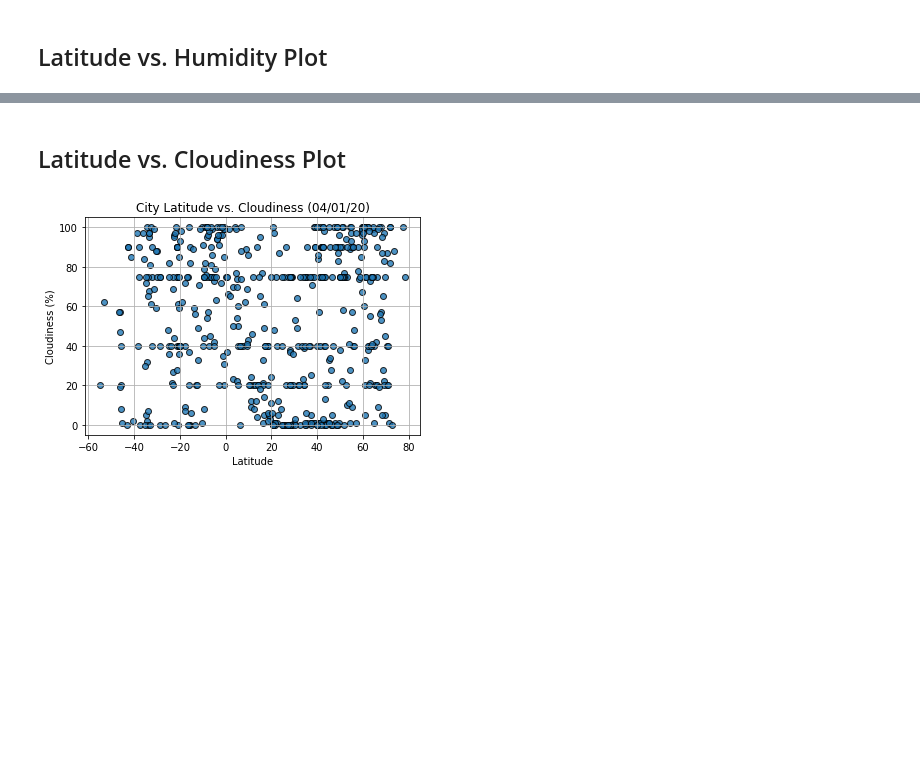
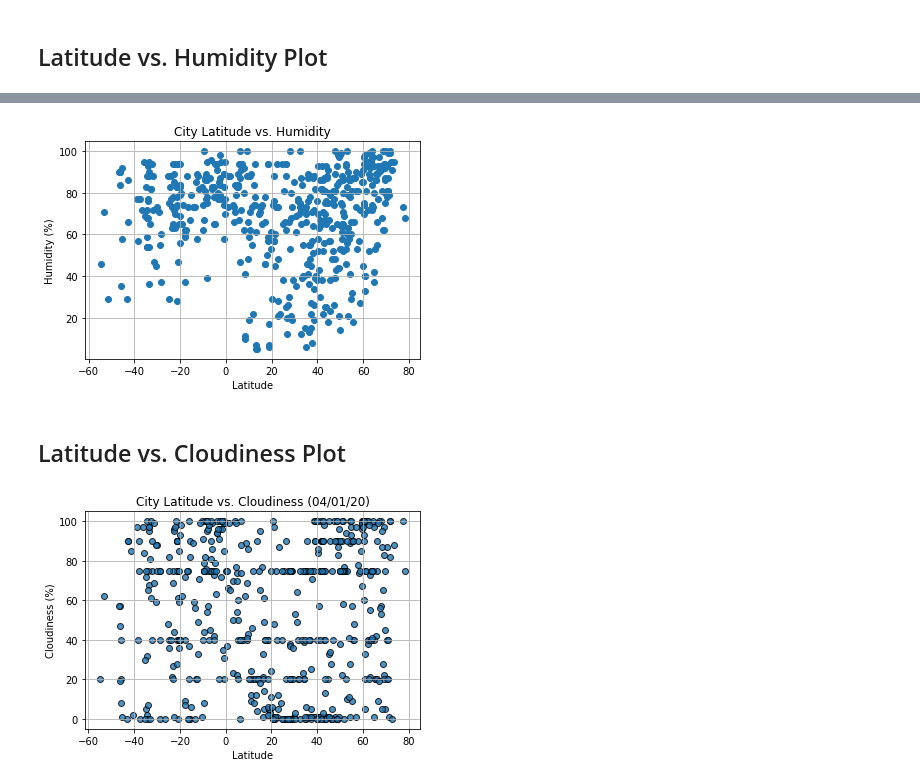
Before and after one commit to thompsle154/python--api--challenge, a Jupyter notebook: WeatherPy.ipynb, the cells around one changed output, grey strips where cells are left out. Cells and saved outputs as stored; diff of their text form; code cells hidden in the pictures; blank space fills up the shorter version.

```diff
--- a/WeatherPy.ipynb
+++ b/WeatherPy.ipynb
@@ -210,3 +198,23 @@ Int64Index([], dtype='int64')
+# %%
+#Build the scatter plot for latitude vs humidity
+#Save the figure
+#Show plot
+
+#scatlat = weather_df["Latitude"]
+scathum = weather_df["Humidity"]
+
+plt.scatter(scatlat,scathum)
+plt.grid()
+plt.title('City Latitude vs. Humidity')
+plt.xlabel('Latitude')
+plt.ylabel('Humidity (%)')
+plt.savefig('LatitudeHumidity.png')
+plt.show()
+
+#This plot shows the latitide and humidity in selected cities.
+#The humidity varies 20-40 latitude with a gradual increase to a higher humidity the higher the latitude.
+# %% [output]
+[figure, added]
 # %% [markdown]
 ## Latitude vs. Cloudiness Plot
 # %%
```
Also changed, not shown: parts of 12 cells of this notebook, 4 other files.
